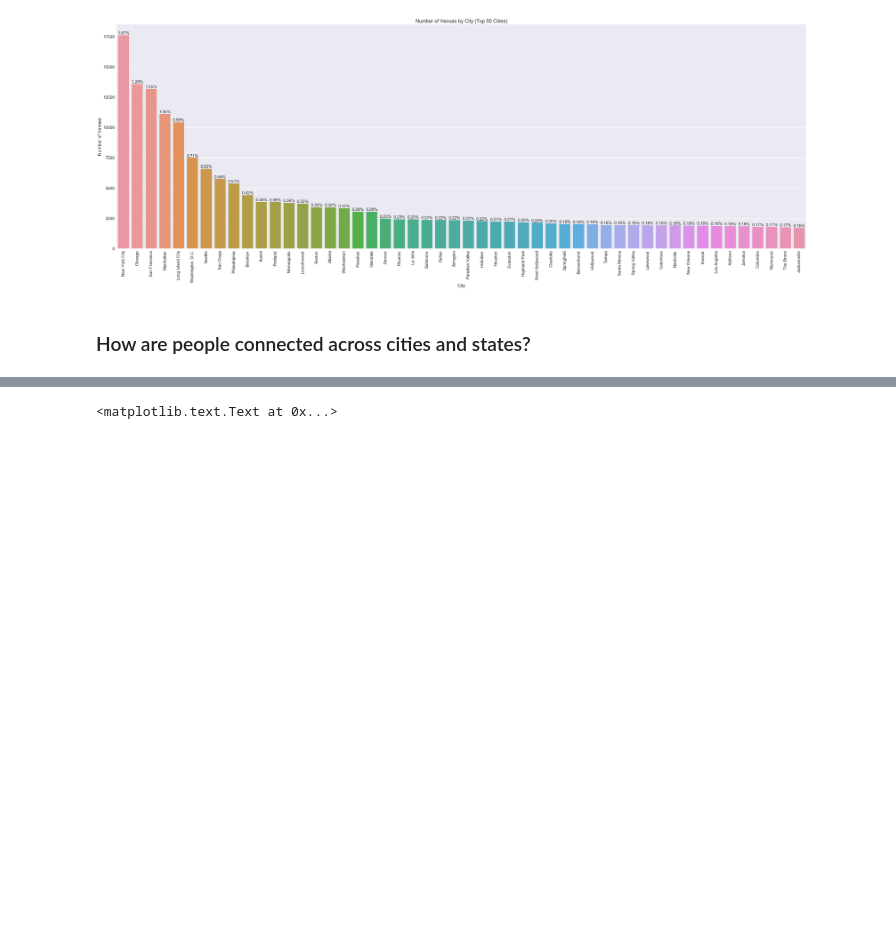
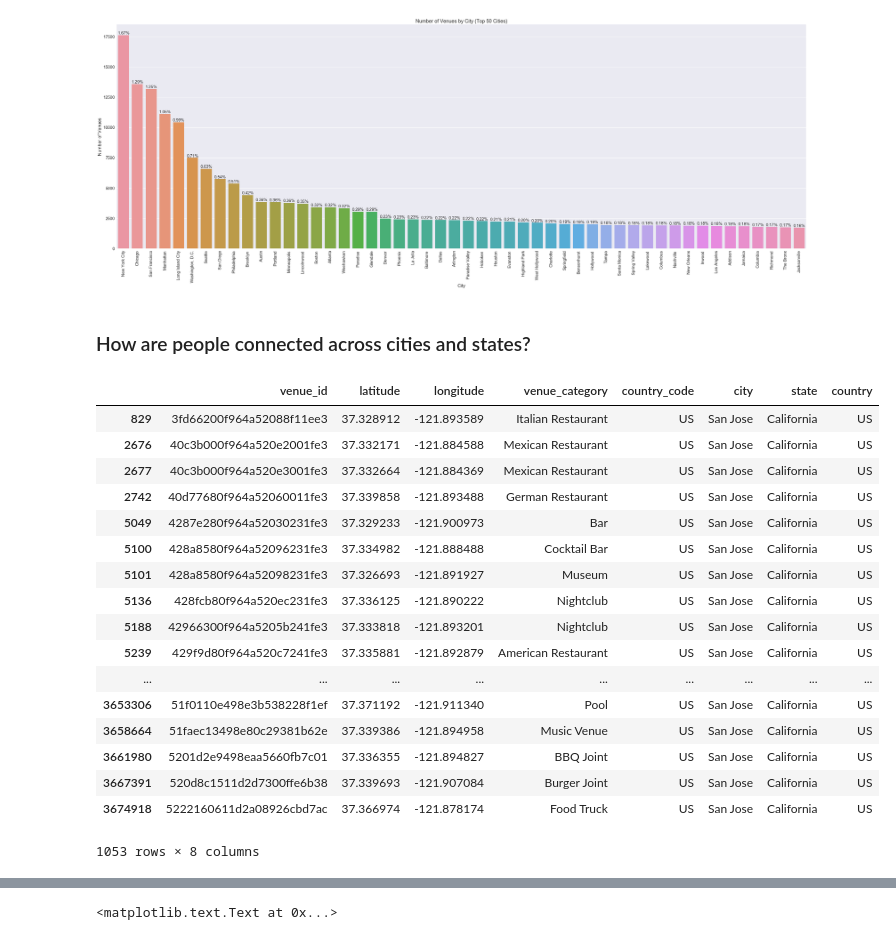
Before and after one commit to gotjennie/foursquaredataproject, a Jupyter notebook: foursquare-exploration-kapil.ipynb, the cells around one changed output, grey strips where cells are left out. Drawn from its saved outputs; the diff is of its cells as text; code cells hidden in the pictures; blank space fills up the shorter version.

```diff
--- a/foursquare-exploration-kapil.ipynb
+++ b/foursquare-exploration-kapil.ipynb
@@ -164,3 +207,24 @@ user_df['country'] = countries
 
 # select only users who are in the United States
 user_df = user_df[user_df['country'] == 'US']
+# %%
+venues_df[venues_df['city'].isin(['San Jose'])]
+# %% [output]
+|  | venue_id | latitude | longitude | venue_category | country_code | city | state | country |
+| 829 | 3fd66200f964a52088f11ee3 | 37.328912 | -121.893589 | Italian Restaurant | US | San Jose | California | US |
+| 2676 | 40c3b000f964a520e2001fe3 | 37.332171 | -121.884588 | Mexican Restaurant | US | San Jose | California | US |
+| 2677 | 40c3b000f964a520e3001fe3 | 37.332664 | -121.884369 | Mexican Restaurant | US | San Jose | California | US |
+| 2742 | 40d77680f964a52060011fe3 | 37.339858 | -121.893488 | German Restaurant | US | San Jose | California | US |
+| 5049 | 4287e280f964a52030231fe3 | 37.329233 | -121.900973 | Bar | US | San Jose | California | US |
+| 5100 | 428a8580f964a52096231fe3 | 37.334982 | -121.888488 | Cocktail Bar | US | San Jose | California | US |
+| 5101 | 428a8580f964a52098231fe3 | 37.326693 | -121.891927 | Museum | US | San Jose | California | US |
+| 5136 | 428fcb80f964a520ec231fe3 | 37.336125 | -121.890222 | Nightclub | US | San Jose | California | US |
+| 5188 | 42966300f964a5205b241fe3 | 37.333818 | -121.893201 | Nightclub | US | San Jose | California | US |
+| 5239 | 429f9d80f964a520c7241fe3 | 37.335881 | -121.892879 | American Restaurant | US | San Jose | California | US |
+| ... | ... | ... | ... | ... | ... | ... | ... | ... |
+| 3653306 | 51f0110e498e3b538228f1ef | 37.371192 | -121.911340 | Pool | US | San Jose | California | US |
+| 3658664 | 51faec13498e80c29381b62e | 37.339386 | -121.894958 | Music Venue | US | San Jose | California | US |
+| 3661980 | 5201d2e9498eaa5660fb7c01 | 37.336355 | -121.894827 | BBQ Joint | US | San Jose | California | US |
+| 3667391 | 520d8c1511d2d7300ffe6b38 | 37.339693 | -121.907084 | Burger Joint | US | San Jose | California | US |
+| 3674918 | 5222160611d2a08926cbd7ac | 37.366974 | -121.878174 | Food Truck | US | San Jose | California | US |
+1053 rows × 8 columns
```
Also changed, not shown: parts of 35 cells of this notebook.
